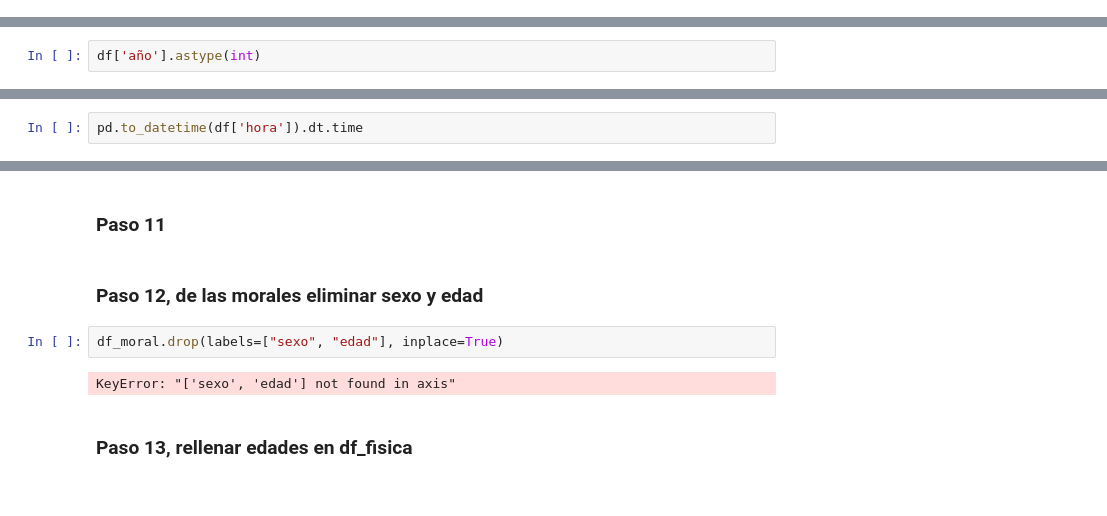
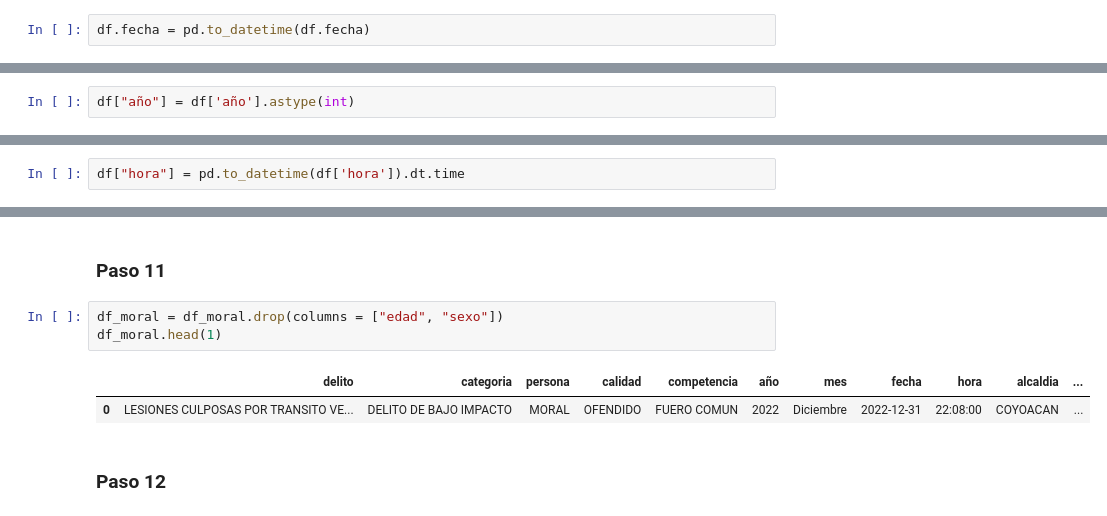
Before and after one commit to porto-o/analisis_carpetas_investigacion, a Jupyter notebook: analisis_2023.ipynb, the cells around one changed output, grey strips where cells are left out. Saved outputs shown, nothing was run; the diff lists cells and outputs as text.

Commit message:
Solo falta rellenar na colonia y edades

```diff
--- a/analisis_2023.ipynb
+++ b/analisis_2023.ipynb
@@ -220,6 +219,8 @@ def find(name):
 df.columns = df.columns.to_frame()[0].agg(find)
 # %% [markdown]
 ### Paso 5
+# %%
+df.fecha = pd.to_datetime(df.fecha)
 # %% [markdown]
 ### Paso 6: Eliminar Municipio
 # %%
@@ -253,4 +239,4 @@ Name: fecha, Length: 64205, dtype: datetime64[ns]
 # %% [markdown]
 ### Paso 8
 # %%
-df['año'].astype(int)
+df["año"] = df['año'].astype(int)
@@ -270,4 +243,4 @@ Name: año, Length: 64205, dtype: int64
 # %% [markdown]
 ### Paso 9
 # %%
-pd.to_datetime(df['hora']).dt.time
+df["hora"] = pd.to_datetime(df['hora']).dt.time
@@ -295,11 +255,11 @@ df_fisica = df.query('persona == "FISICA"')
 df_moral = df.query('persona == "MORAL"')
 # %% [markdown]
 ### Paso 11
+# %%
+df_moral = df_moral.drop(columns = ["edad", "sexo"])
+df_moral.head(1)
+# %% [output]
+|  | delito | categoria | persona | calidad | competencia | año | mes | fecha | hora | alcaldia | ... |
+| 0 | LESIONES CULPOSAS POR TRANSITO VE... | DELITO DE BAJO IMPACTO | MORAL | OFENDIDO | FUERO COMUN | 2022 | Diciembre | 2022-12-31 | 22:08:00 | COYOACAN | ... |
 # %% [markdown]
-### Paso 12, de las morales eliminar sexo y edad
+### Paso 12
-# %%
-df_moral.drop(labels=["sexo", "edad"], inplace=True)
-# %% [output]
-KeyError: "['sexo', 'edad'] not found in axis"
-# %% [markdown]
-### Paso 13, rellenar edades en df_fisica
```
Also changed, not shown: parts of 10 cells of this notebook.
